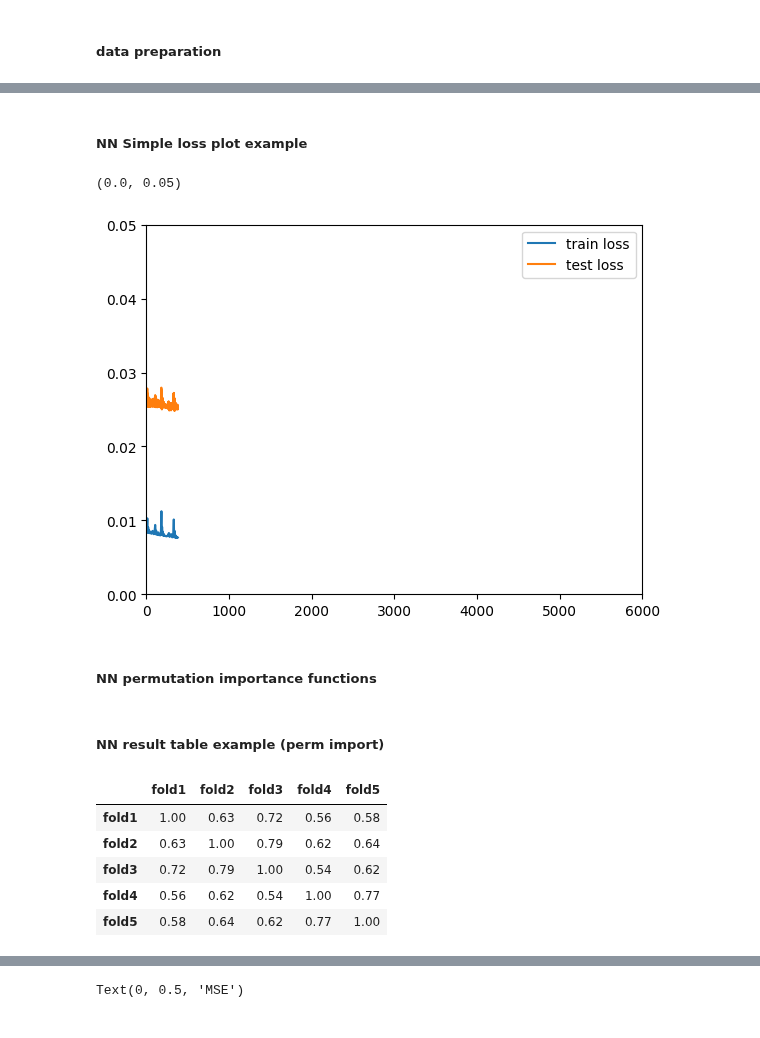
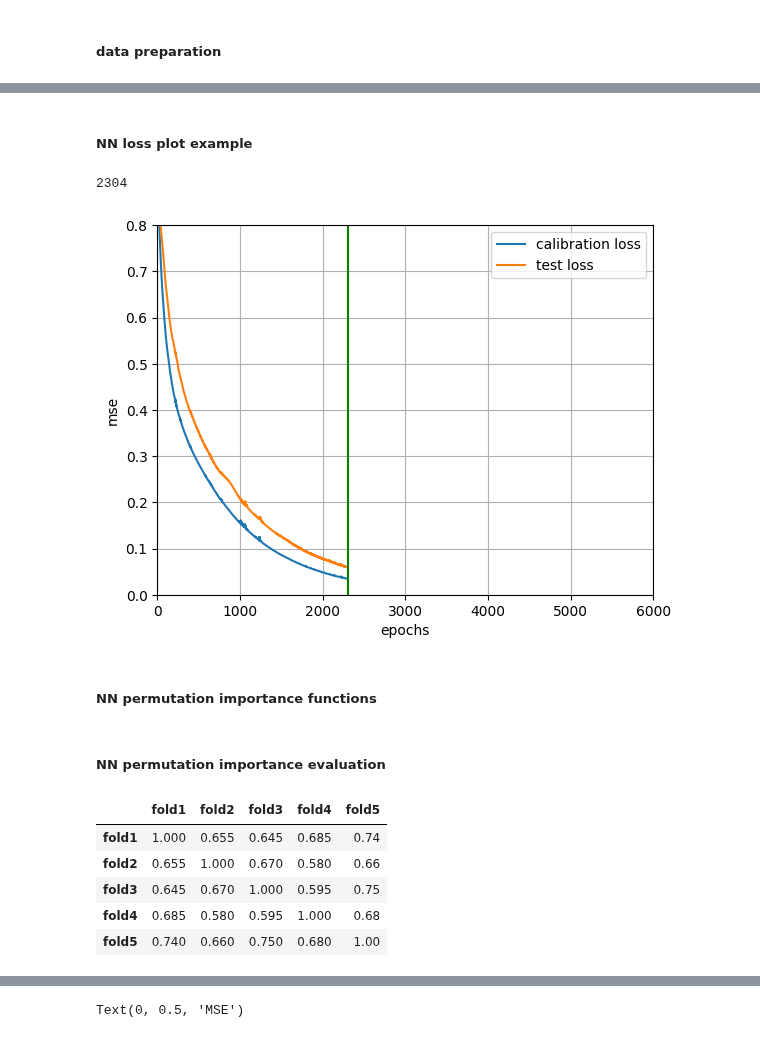
Before and after one commit to Lucas-ZR/datahow-thesis-feup, a Jupyter notebook: torch_perm_imp_reg.ipynb, the cells around one changed output, grey strips where cells are left out. Drawn from its saved outputs; the diff is of its cells as text; code cells hidden in the pictures.

Commit message:
lots of changes, new SVM mutual info, mrmr, permutation importance, rewrite of some parts...

```diff
--- a/torch_perm_imp_reg.ipynb
+++ b/torch_perm_imp_reg.ipynb
@@ -223,12 +200,12 @@ class EarlyStopper: #NOVOOOOOOO
 # %%
 #train and store all errors =)
-def train_criterion(TrainLoader, TestLoader, model, loss_fn, optimizer,max_epochs):
+def train_early_stop(TrainLoader, TestLoader, model, loss_fn, optimizer,max_epochs):
     train_loss_epochs=[]
     test_loss_epochs=[]
 
     model.train()
 
-    early_stopper = EarlyStopper(patience=100, min_delta=0.0005)
+    early_stopper = EarlyStopper(patience=25, min_delta=0.001)
 
     for epoch in range(max_epochs):
         #train for every example in the dataloader
@@ -240,7 +217,7 @@ def train_criterion(TrainLoader, TestLoader, model, loss_fn, optimizer,max_epoch
         loss_test_curr_epoch=evaluate(TestLoader,model,loss_fn)
         test_loss_epochs.append(loss_test_curr_epoch)
 
-        if early_stopper.early_stop(epoch=epoch,validation_loss=loss_test_curr_epoch):
+        if early_stopper.early_stop(loss=loss_train_curr_epoch):
             break
 
     return model, train_loss_epochs, test_loss_epochs
@@ -247,14 +241,14 @@ def train_criterion(TrainLoader, TestLoader, model, loss_fn, optimizer,max_epoch
 # %%
+#simple function to initialize parameters, also work as a 'reset' of parameters
 def ini_model(input,epochs=200):
-    torch.manual_seed(2000)
+    torch.manual_seed(42)
     model=NeuralNetwork(input_size=input)
     loss_fn=nn.MSELoss()
     optimizer=optim.Adam(model.parameters(),
-                         lr=0.001,
-                         weight_decay=0.0008)
+                         lr=0.001)
     return model,loss_fn,optimizer,epochs
 # %% [markdown]
-##### NN Simple loss plot example
+##### NN loss plot example
 # %%
 train_loader=make_loader(X=x_train,y=y_train,batch=1000)
 test_loader=make_loader(X=x_test,y=y_test,batch=1000)
@@ -268,21 +262,29 @@ model, train_loss, test_loss=train_fn(TrainLoader=train_loader,
                                       optimizer=optimizer,
                                       epochs=6000)
 # %%
-model, train_loss, test_loss=train_criterion(TrainLoader=train_loader,
+model, train_loss, test_loss=train_early_stop(TrainLoader=train_loader,
                                              TestLoader=test_loader,
                                              model=model,
                                              loss_fn=loss_fn,
                                              optimizer=optimizer,
                                              max_epochs=6000)
+# %%
+parou_no=len(train_loss)
+parou_no
+# %% [output]
+2304
 # %%
-plt.plot(np.arange(len(train_loss)),train_loss,label='train loss')
+plt.plot(np.arange(len(train_loss)),train_loss,label='calibration loss')
 plt.plot(np.arange(len(test_loss)),test_loss,label='test loss')
+plt.axvline(x=parou_no,color='g')
 plt.legend()
 plt.xlim(000,6000)
-plt.ylim(0.0,0.05)
+plt.ylim(0.0,0.8)
+plt.xlabel('epochs')
+plt.ylabel('mse')
+plt.grid()
 # %% [output]
-(0.0, 0.05)
-[figure, old version]
+[figure, new version]
 # %% [markdown]
 ##### NN permutation importance functions
 # %%
@@ -466,6 +461,6 @@ def check_intersections(df,top_n):
                 matrix[j,i]=intersec_acc
     #eturn top_idx
     return pd.DataFrame(matrix, index=col, columns=col)
-# %% [markdown]
-##### NN result table example (perm import)
+# %% [markdown]
+##### NN permutation importance evaluation
 # %%
@@ -479,12 +475,12 @@ importance_rank_named=importance_rank.rename(columns={0:'fold1',1:'fold2',2:'fol
 importance_overall_rank=importance_rank_named.median(axis=1) #using median is more robust to outliers
 # %%
 #check consistency by intersection
-check_intersections(importance_rank_named,100)
+check_intersections(importance_rank_named,200)
 # %% [output]
 |  | fold1 | fold2 | fold3 | fold4 | fold5 |
-| fold1 | 1.00 | 0.63 | 0.72 | 0.56 | 0.58 |
-| fold2 | 0.63 | 1.00 | 0.79 | 0.62 | 0.64 |
-| fold3 | 0.72 | 0.79 | 1.00 | 0.54 | 0.62 |
-| fold4 | 0.56 | 0.62 | 0.54 | 1.00 | 0.77 |
-| fold5 | 0.58 | 0.64 | 0.62 | 0.77 | 1.00 |
+| fold1 | 1.000 | 0.655 | 0.645 | 0.685 | 0.74 |
+| fold2 | 0.655 | 1.000 | 0.670 | 0.580 | 0.66 |
+| fold3 | 0.645 | 0.670 | 1.000 | 0.595 | 0.75 |
+| fold4 | 0.685 | 0.580 | 0.595 | 1.000 | 0.68 |
+| fold5 | 0.740 | 0.660 | 0.750 | 0.680 | 1.00 |
 # %%
```
Also changed, not shown: parts of 103 cells of this notebook.
